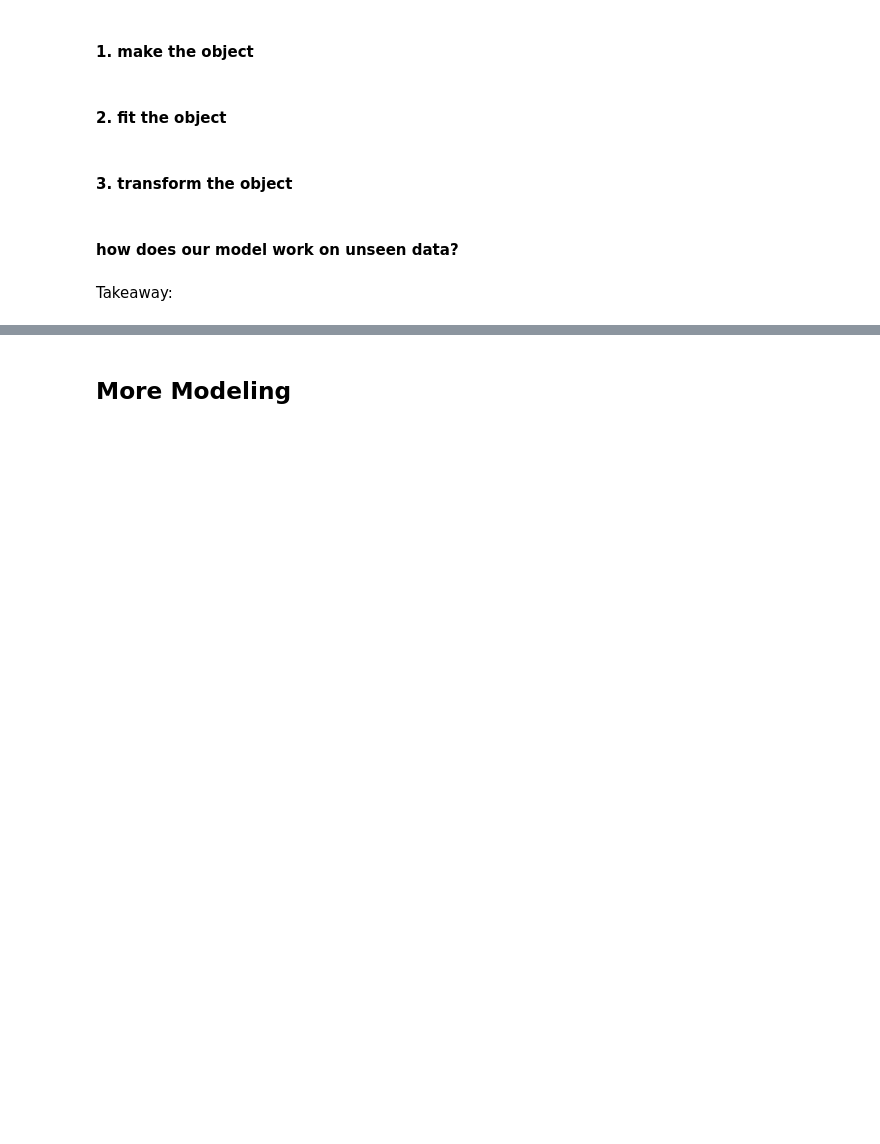
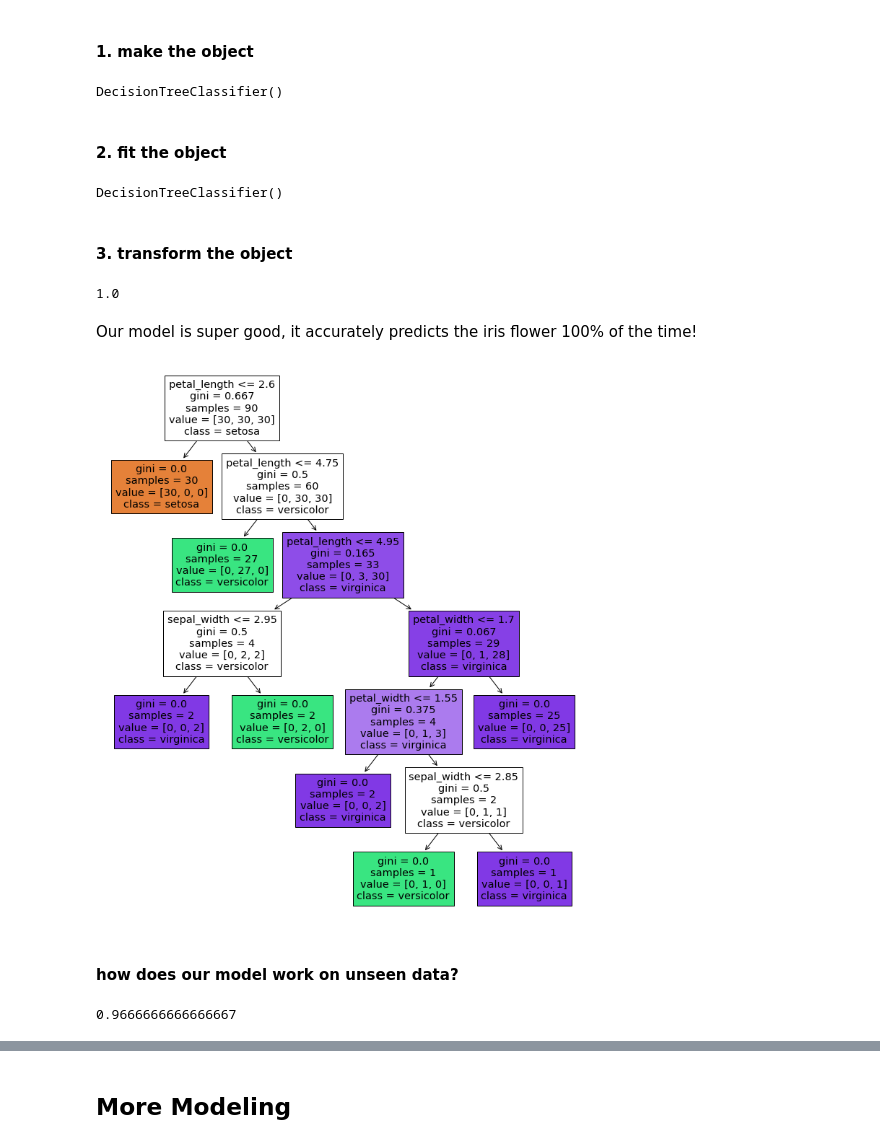
Before and after one commit to CodeupClassroom/pagel-classification-exercises, a Jupyter notebook: decision_tree.ipynb, the cells around one changed output, grey strips where cells are left out. Drawn from its saved outputs; the diff is of its cells as text; code cells hidden in the pictures; blank space fills up the shorter version.

Commit message:
complete decision tree

```diff
--- a/decision_tree.ipynb
+++ b/decision_tree.ipynb
@@ -145,0 +260,7 @@ For my first iteration, im going to send all possible features into my model
+# %%
+#set target
+target = 'species'
+# %%
+#notice im sending in a single column name
+y_train = train[target]
+y_train.head()
@@ -155,7 +279,17 @@ For my first iteration, im going to send all possible features into my model
 Note: our X variables are dataframes, our y variables are series
 # %% [markdown]
 #### 1. make the object
+# %%
+clf = DecisionTreeClassifier()
+clf
+# %% [output]
+DecisionTreeClassifier()
 # %% [markdown]
 #### 2. fit the object
+# %%
+#building our model on our train values
+clf.fit(X_train, y_train)
+# %% [output]
+DecisionTreeClassifier()
 # %% [markdown]
 #### 3. transform the object
@@ -164,0 +296,7 @@ Note: our X variables are dataframes, our y variables are series
+# %%
+#score on my train data
+clf.score(X_train, y_train)
+# %% [output]
+1.0
+# %% [markdown]
+Our model is super good, it accurately predicts the iris flower 100% of the time!
@@ -165,6 +305,19 @@ Note: our X variables are dataframes, our y variables are series
+# %%
+#see the tree that was built
+#plot_tree
+plt.figure(figsize=(12,14))
+plot_tree(clf, #our fitted object
+         feature_names=X_train.columns, #puts in our features for the questions
+          class_names=clf.classes_, #enters the selected class
+          filled=True #colors our leaves and branches based on the class
+         )
+plt.show()
+# %% [output]
+[figure, added]
 # %% [markdown]
 #### how does our model work on unseen data?
 # %%
 #score on validate
+clf.score(X_validate, y_validate)
+# %% [output]
+0.9666666666666667
-# %% [markdown]
-Takeaway:
```
Also changed, not shown: parts of 74 cells of this notebook.
